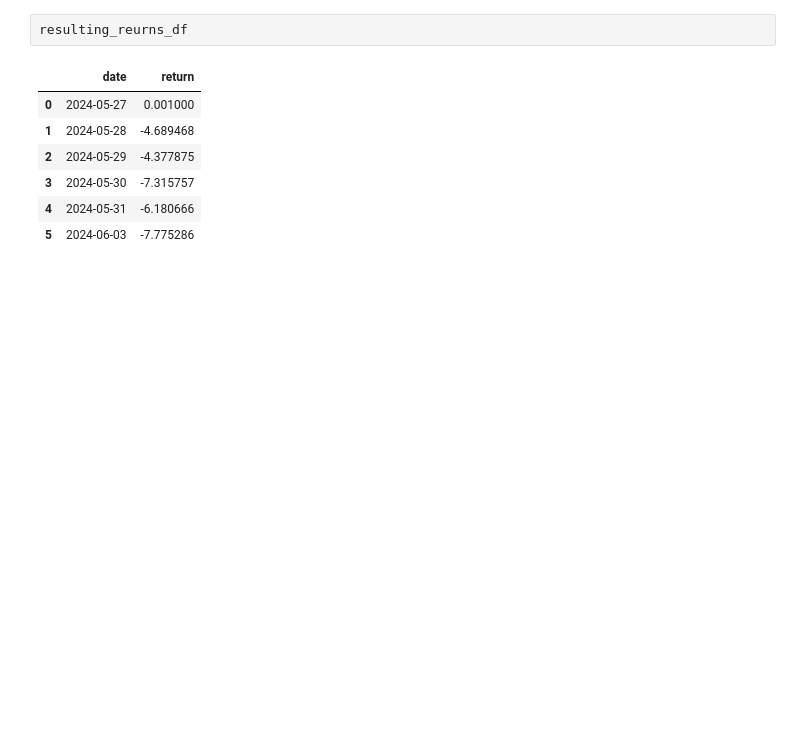
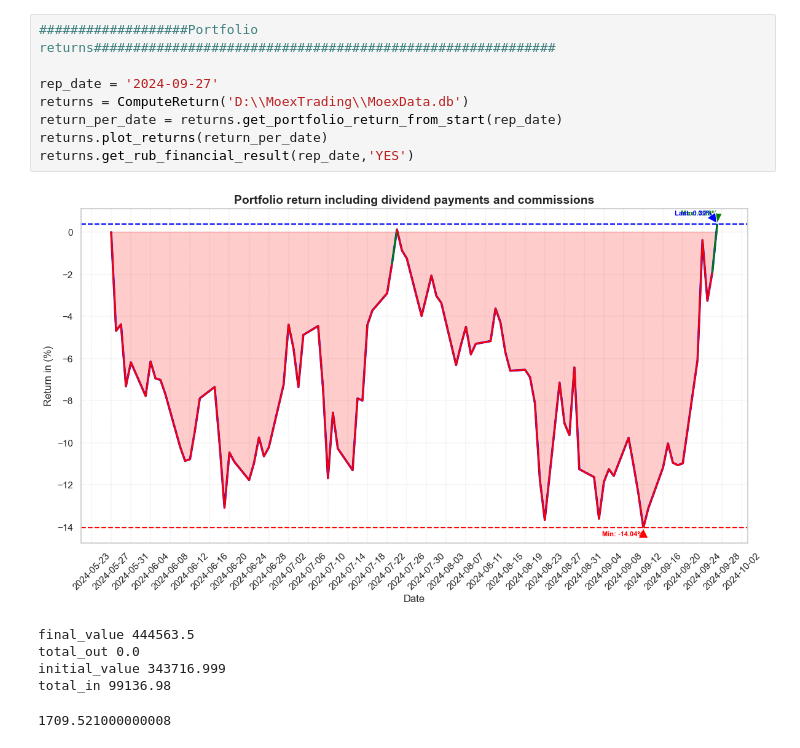
Before and after one commit to antonvv1993/MoexTradingSignal, a Jupyter notebook: moex_good_prices.ipynb, the cells around one changed output. Saved outputs shown, nothing was run; the diff lists cells and outputs as text; blank space fills up the shorter version.

```diff
--- a/moex_good_prices.ipynb
+++ b/moex_good_prices.ipynb
@@ -482,10 +667,15 @@ plot_returns(resulting_reurns_df)
-# %%
-resulting_reurns_df
-# %% [output]
-|  | date | return |
-| 0 | 2024-05-27 | 0.001000 |
-| 1 | 2024-05-28 | -4.689468 |
-| 2 | 2024-05-29 | -4.377875 |
-| 3 | 2024-05-30 | -7.315757 |
-| 4 | 2024-05-31 | -6.180666 |
-| 5 | 2024-06-03 | -7.775286 |
+# %%
+###################Portfolio returns###########################################################
+
+rep_date = '2024-09-27'
+returns = ComputeReturn('D:\\MoexTrading\\MoexData.db')
+return_per_date = returns.get_portfolio_return_from_start(rep_date)
+returns.plot_returns(return_per_date)
+returns.get_rub_financial_result(rep_date,'YES')
+# %% [output]
+[figure, added]
+final_value 444563.5
+total_out 0.0
+initial_value 343716.999
+total_in 99136.98
+1709.521000000008
```
Also changed, not shown: parts of 3 cells of this notebook.
